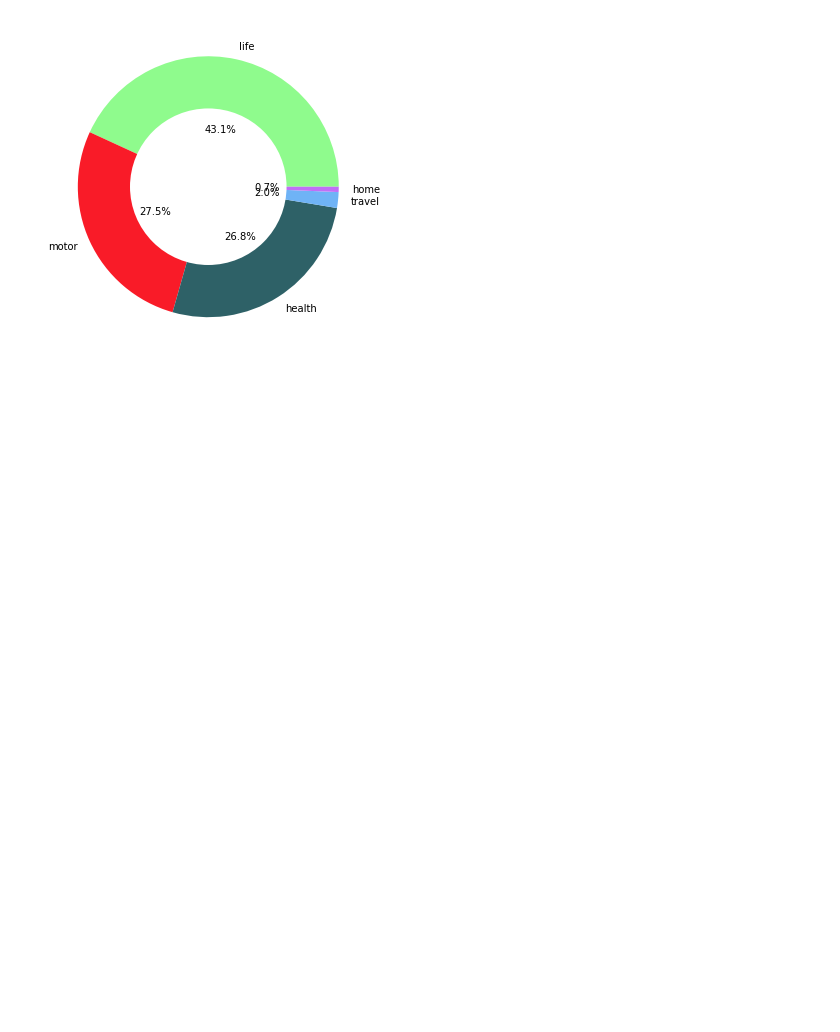
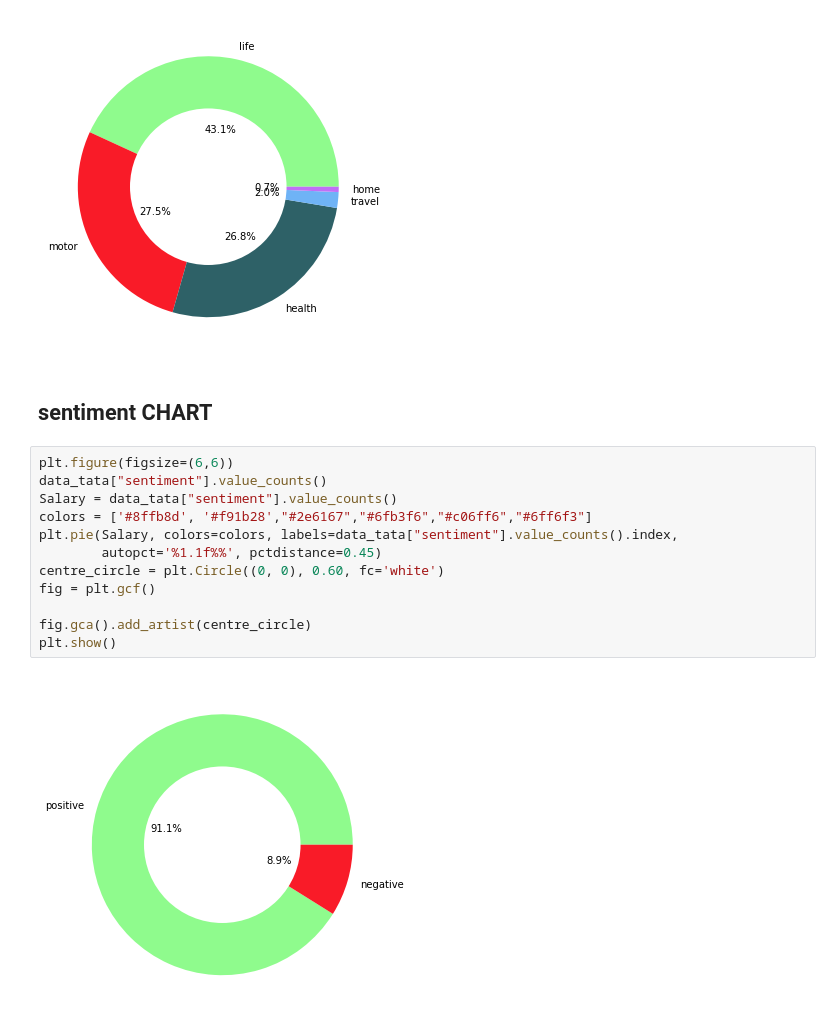
Before and after one commit to hackrx40/PS7-Github_Architects, a Jupyter notebook: ML/notebooks/competition analysis (1).ipynb, the cells around one changed output. Drawn from its saved outputs; the diff is of its cells as text; blank space fills up the shorter version.

```diff
--- a/ML/notebooks/competition analysis (1).ipynb
+++ b/ML/notebooks/competition analysis (1).ipynb
@@ -293,3 +293,19 @@ fig.gca().add_artist(centre_circle)
 plt.show()
 # %% [output]
 [figure]
+# %% [markdown]
+## sentiment CHART
+# %%
+plt.figure(figsize=(6,6))
+data_tata["sentiment"].value_counts()
+Salary = data_tata["sentiment"].value_counts()
+colors = ['#8ffb8d', '#f91b28',"#2e6167","#6fb3f6","#c06ff6","#6ff6f3"]
+plt.pie(Salary, colors=colors, labels=data_tata["sentiment"].value_counts().index,
+        autopct='%1.1f%%', pctdistance=0.45)
+centre_circle = plt.Circle((0, 0), 0.60, fc='white')
+fig = plt.gcf()
+
+fig.gca().add_artist(centre_circle)
+plt.show()
+# %% [output]
+[figure, added]
```
Also changed, not shown: parts of 5 cells of this notebook.
